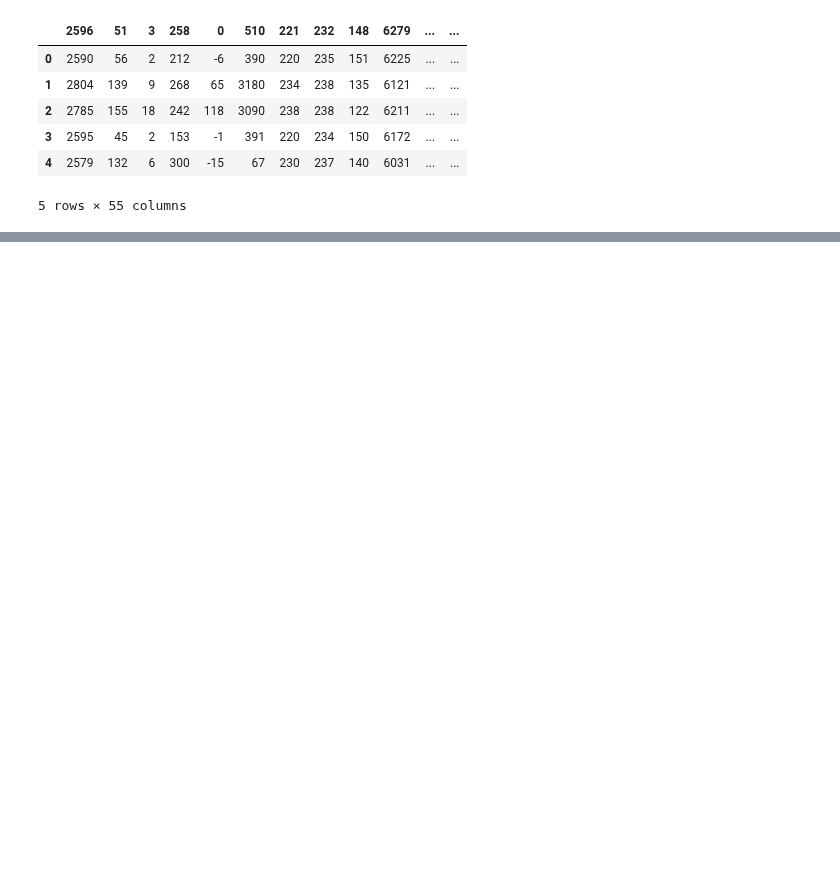
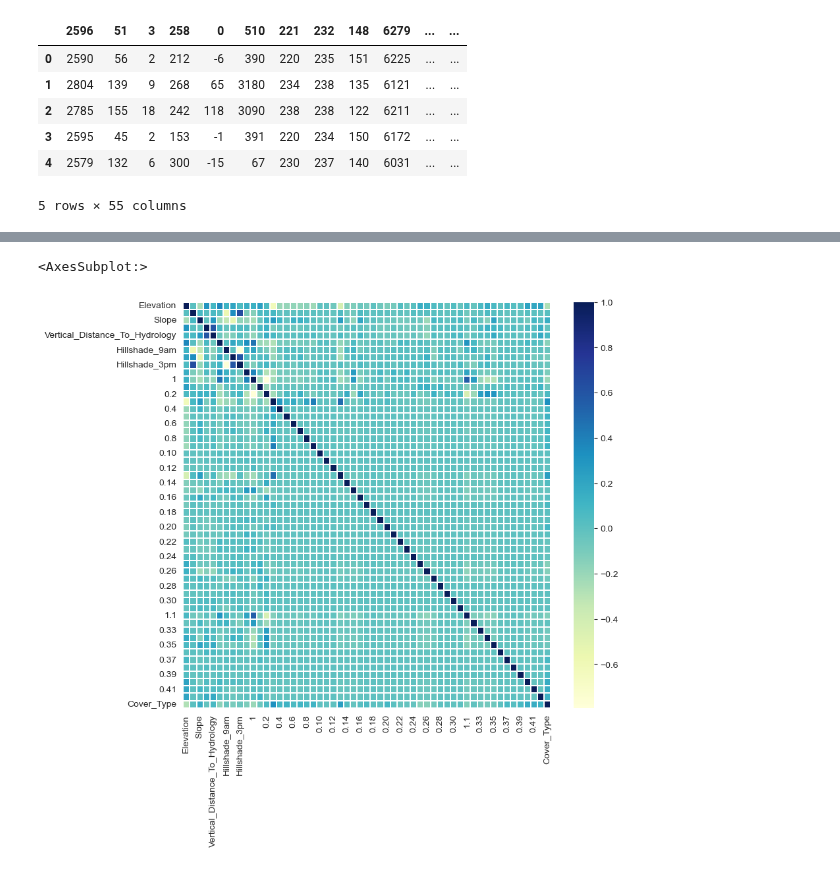
Before and after one commit to hsuliz/university, a Jupyter notebook: year-2023/data-science/forest-anal/anal.ipynb, the cells around one changed output, grey strips where cells are left out. Cells and saved outputs as stored; diff of their text form; code cells hidden in the pictures; blank space fills up the shorter version.

```diff
--- a/year-2023/data-science/forest-anal/anal.ipynb
+++ b/year-2023/data-science/forest-anal/anal.ipynb
@@ -23,8 +29,8 @@ df.rename(
         "221": "Hillshade_9am",
         "232": "Hillshade_Noon",
         "148": "Hillshade_3pm",
-        "6279": "Horizontal_Distance_To_Fire_Points"
+        "6279": "Horizontal_Distance_To_Fire_Points",
+        "5": "Cover_Type"
     },
     inplace=True
 )
-df.head()
@@ -46,0 +50,6 @@ krummholz = df.iloc[560502:  581012, :]
+# %%
+f, ax = plt.subplots(figsize=(9, 8))
+sns.heatmap(df.corr(), ax=ax, cmap="YlGnBu", linewidths=0.1)
+# %% [output]
+<AxesSubplot:>
+[figure, added]
```
Also changed, not shown: parts of 12 cells of this notebook.
